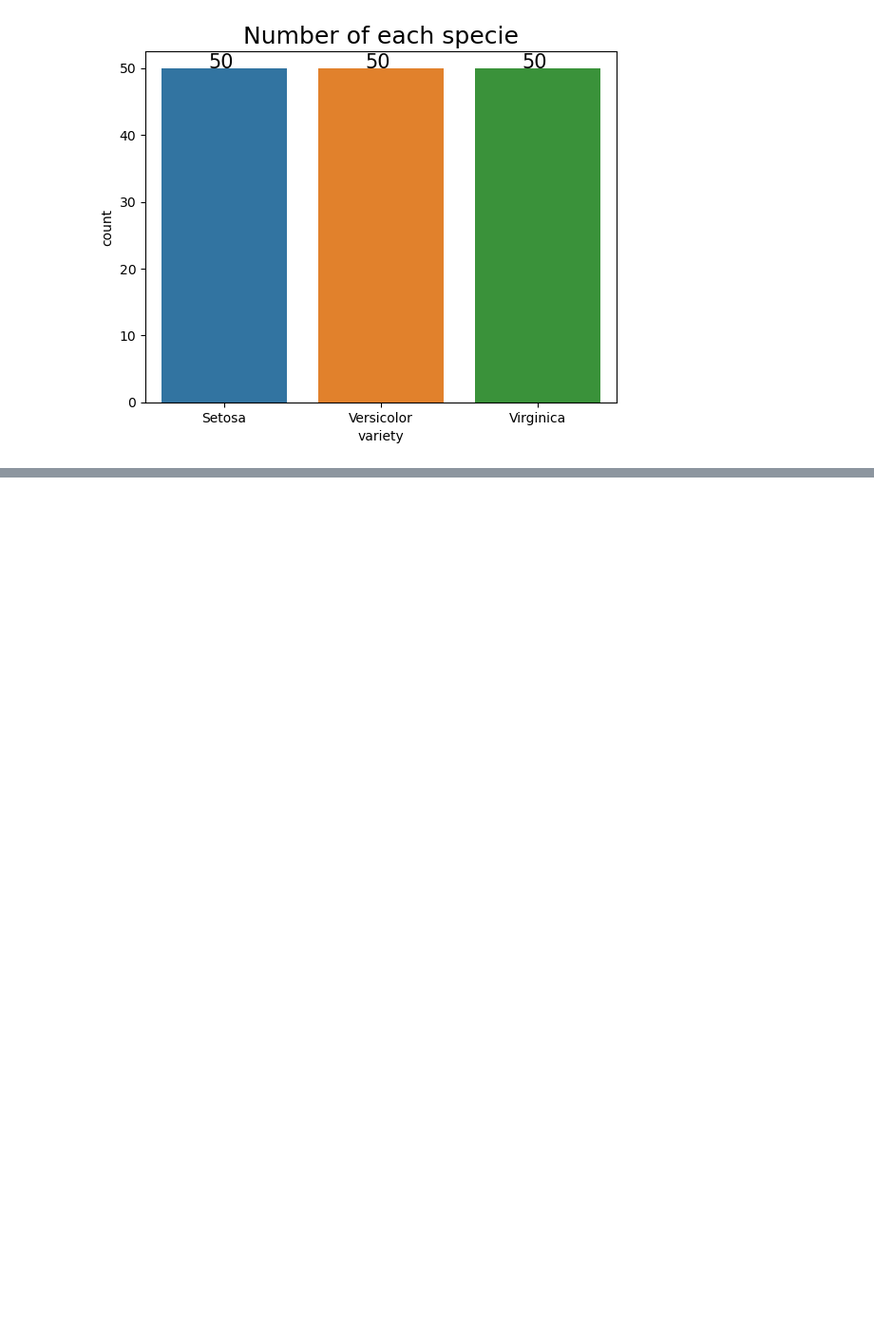
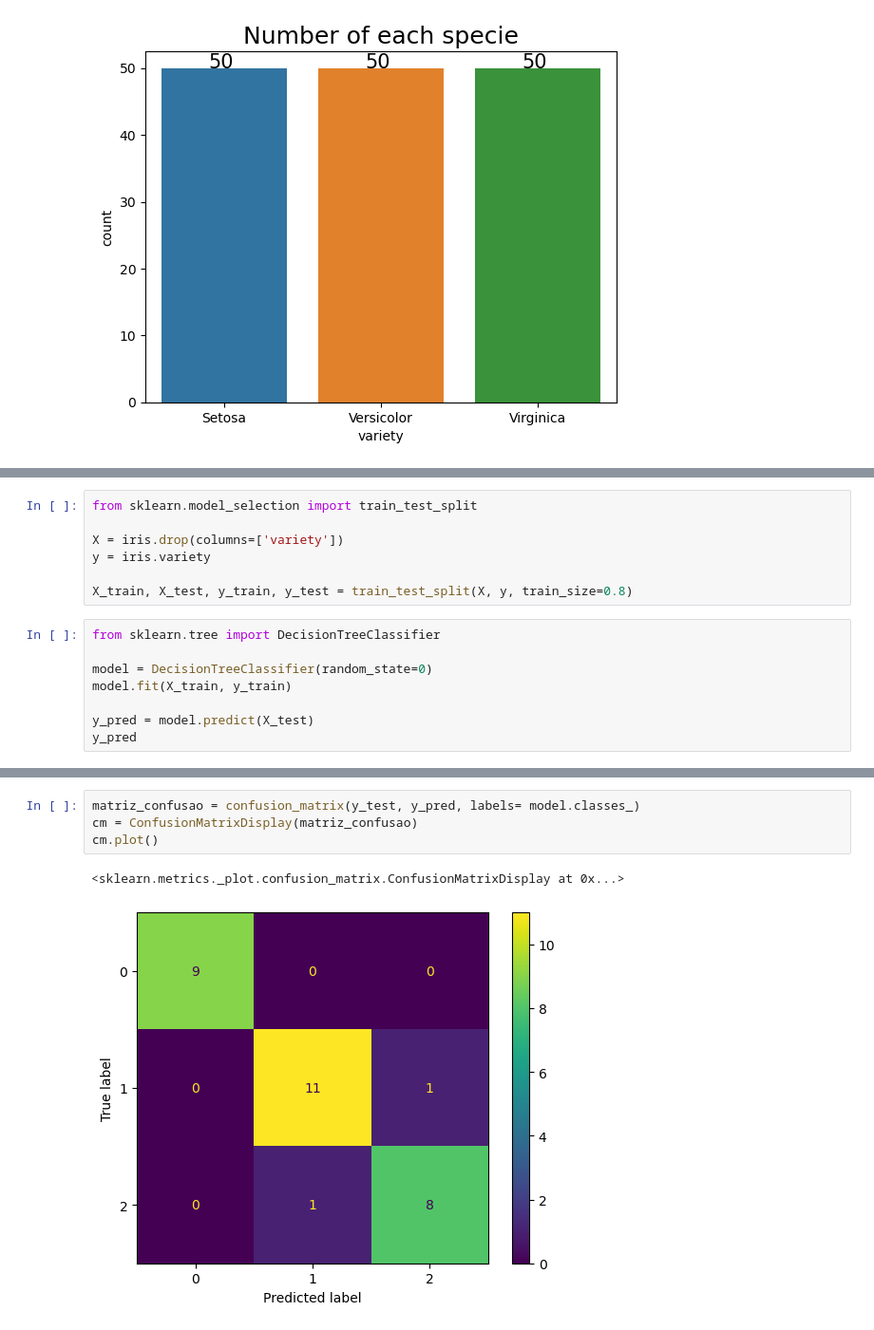
Before and after one commit to IgorEisenlohr/DataScience, a Jupyter notebook: Iris.ipynb, the cells around one changed output, grey strips where cells are left out. Shown: that part at 95% size. Saved outputs shown, nothing was run; the diff lists cells and outputs as text; blank space fills up the shorter version.

```diff
--- a/Iris.ipynb
+++ b/Iris.ipynb
@@ -70,0 +103,15 @@ for p in ax.patches:
+# %%
+from sklearn.model_selection import train_test_split
+
+X = iris.drop(columns=['variety'])
+y = iris.variety
+
+X_train, X_test, y_train, y_test = train_test_split(X, y, train_size=0.8)
+# %%
+from sklearn.tree import DecisionTreeClassifier
+
+model = DecisionTreeClassifier(random_state=0)
+model.fit(X_train, y_train)
+
+y_pred = model.predict(X_test)
+y_pred
@@ -70,0 +160,7 @@ for p in ax.patches:
+# %%
+matriz_confusao = confusion_matrix(y_test, y_pred, labels= model.classes_)
+cm = ConfusionMatrixDisplay(matriz_confusao)
+cm.plot()
+# %% [output]
+<sklearn.metrics._plot.confusion_matrix.ConfusionMatrixDisplay at 0x...>
+[figure, added]
```
Also changed, not shown: parts of 11 cells of this notebook.
